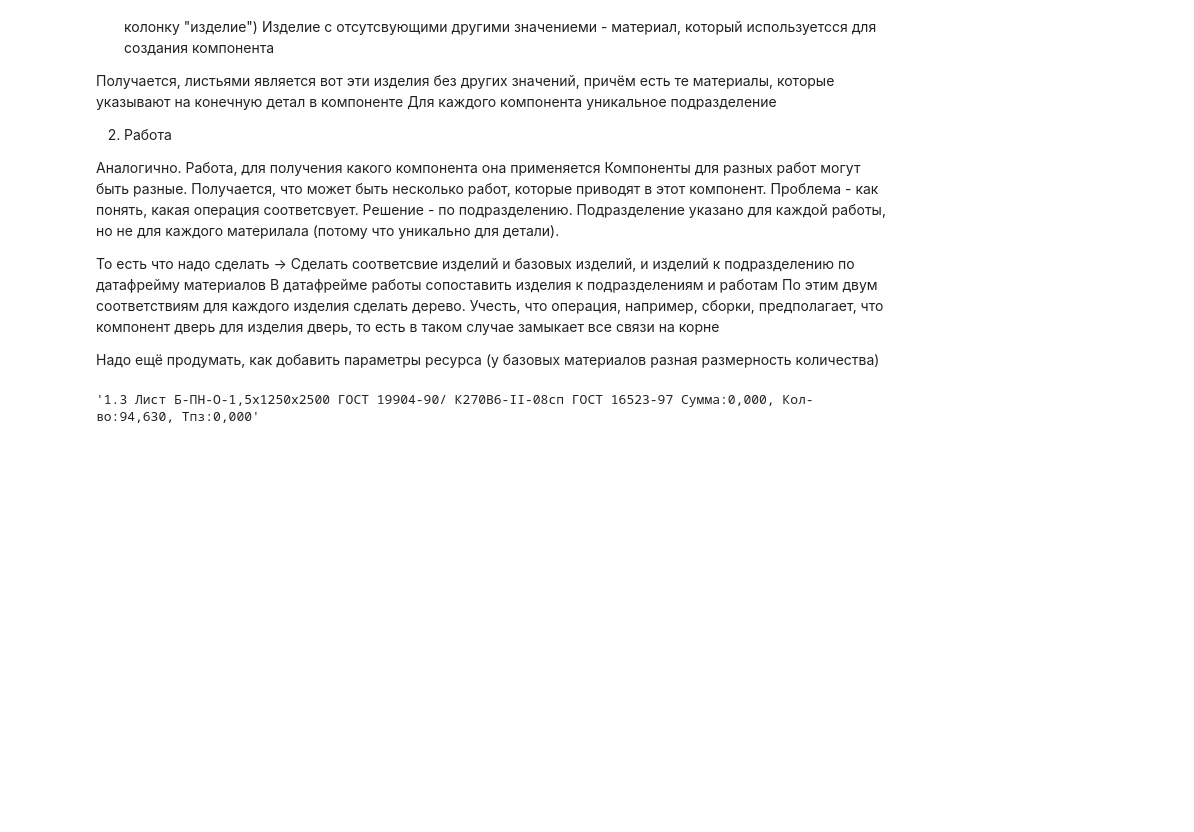
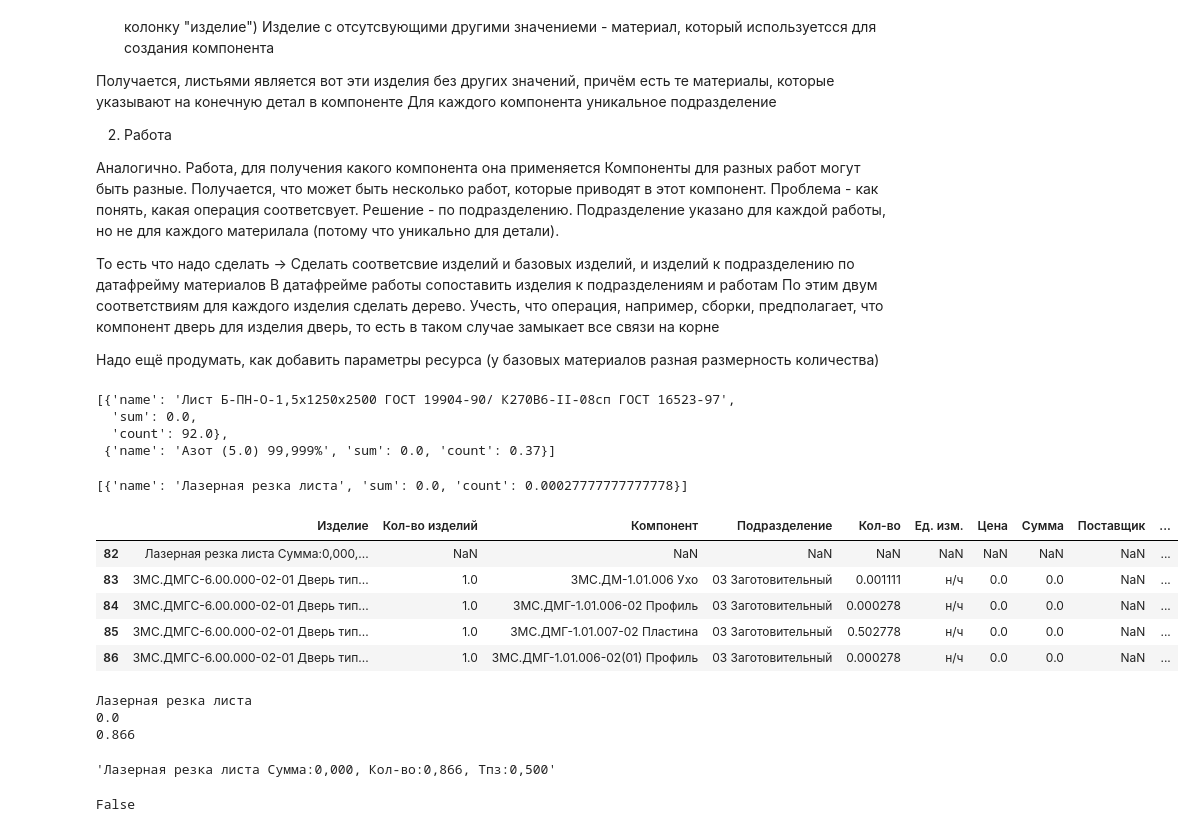
Before and after one commit to DmiMakarov/ResourceDistribution, a Jupyter notebook: notebooks/parse_details_data.ipynb, the cells around one changed output. Drawn from its saved outputs; the diff is of its cells as text; code cells hidden in the pictures; blank space fills up the shorter version.

```diff
--- a/notebooks/parse_details_data.ipynb
+++ b/notebooks/parse_details_data.ipynb
@@ -76,4 +68,0 @@ for detail_row in door_details.iterrows:
-# %%
-door_details['Изделие'].iloc[0]
-# %% [output]
-'1.3 Лист Б-ПН-О-1,5х1250х2500 ГОСТ 19904-90/ К270В6-II-08сп ГОСТ 16523-97 Сумма:0,000, Кол-во:94,630, Tпз:0,000'
@@ -79,0 +89,7 @@ door_details['Изделие'].iloc[0]
+# %%
+detail_to_base_detail['ЗМС.ДМ-1.01.006 Ухо']
+# %% [output]
+[{'name': 'Лист Б-ПН-О-1,5х1250х2500 ГОСТ 19904-90/ К270В6-II-08сп ГОСТ 16523-97',
+  'sum': 0.0,
+  'count': 92.0},
+ {'name': 'Азот (5.0) 99,999%', 'sum': 0.0, 'count': 0.37}]
@@ -79,0 +116,30 @@ door_details['Изделие'].iloc[0]
+# %%
+detail_to_operation['ЗМС.ДМ-1.01.006 Ухо']
+# %% [output]
+[{'name': 'Лазерная резка листа', 'sum': 0.0, 'count': 0.00027777777777778}]
+# %%
+door_operations.head()
+# %% [output]
+|  | Изделие | Кол-во изделий | Компонент | Подразделение | Кол-во | Ед. изм. | Цена | Сумма | Поставщик | ... |
+| 82 | Лазерная резка листа Сумма:0,000,... | NaN | NaN | NaN | NaN | NaN | NaN | NaN | NaN | ... |
+| 83 | ЗМС.ДМГС-6.00.000-02-01 Дверь тип... | 1.0 | ЗМС.ДМ-1.01.006 Ухо | 03 Заготовительный | 0.001111 | н/ч | 0.0 | 0.0 | NaN | ... |
+| 84 | ЗМС.ДМГС-6.00.000-02-01 Дверь тип... | 1.0 | ЗМС.ДМГ-1.01.006-02 Профиль | 03 Заготовительный | 0.000278 | н/ч | 0.0 | 0.0 | NaN | ... |
+| 85 | ЗМС.ДМГС-6.00.000-02-01 Дверь тип... | 1.0 | ЗМС.ДМГ-1.01.007-02 Пластина | 03 Заготовительный | 0.502778 | н/ч | 0.0 | 0.0 | NaN | ... |
+| 86 | ЗМС.ДМГС-6.00.000-02-01 Дверь тип... | 1.0 | ЗМС.ДМГ-1.01.006-02(01) Профиль | 03 Заготовительный | 0.000278 | н/ч | 0.0 | 0.0 | NaN | ... |
+# %%
+operation = door_operations['Изделие'].iloc[0]
+print(operation[0:operation.find('Сумма:') - 1])
+print(float(operation[operation.rfind('Сумма:') + len('Сумма:'):operation.find('Кол-во:') - 2].replace(',', '.')))
+print(float(operation[operation.rfind('Кол-во:') + len('Кол-во:'):operation.find('Tпз:') - 2].replace(',', '.')))
+# %% [output]
+Лазерная резка листа
+0.0
+0.866
+# %%
+operation
+# %% [output]
+'Лазерная резка листа Сумма:0,000, Кол-во:0,866, Tпз:0,500'
+# %%
+'Tпз:' == ''
+# %% [output]
+False
```
Also changed, not shown: parts of 3 cells of this notebook.
